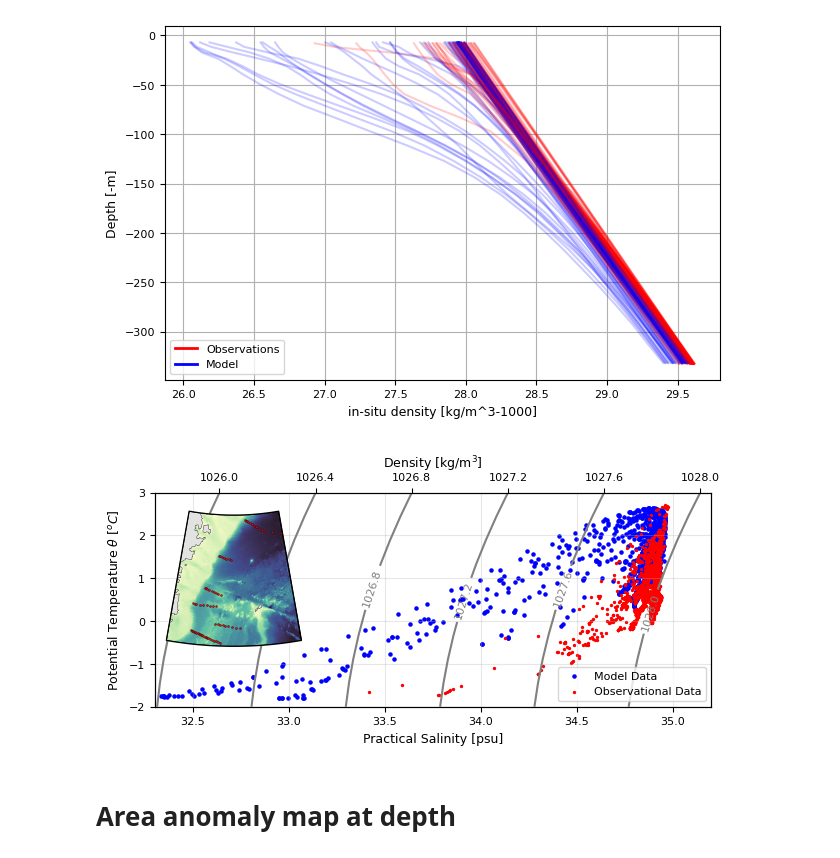
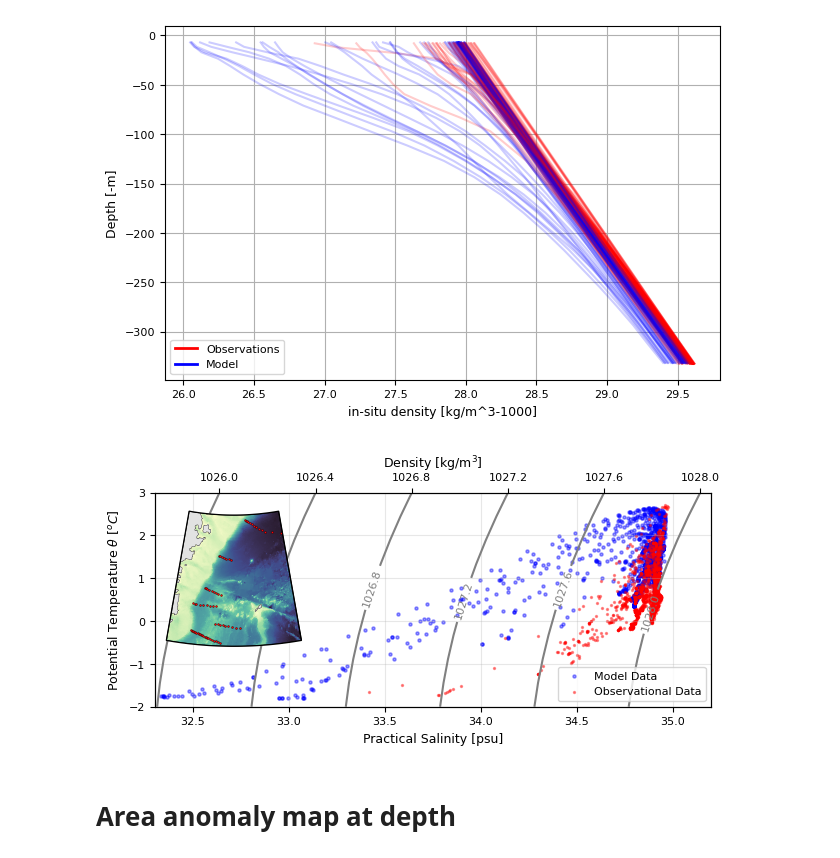
Before and after one commit to EirikKvamme/MScEirik, a Jupyter notebook: Observations/Observations_v2.ipynb, the cells around one changed output. Saved outputs shown, nothing was run; the diff lists cells and outputs as text; code cells hidden in the pictures.

```diff
--- a/Observations/Observations_v2.ipynb
+++ b/Observations/Observations_v2.ipynb
@@ -483,11 +483,11 @@ for x in S_lin:
 fig, ax = plt.subplots(figsize=(6.2217, 3),layout='constrained')
 for data in sec_mod:
     for subdata in data:
-        ax.scatter(subdata.S,subdata.Temp,s=5,color='blue',label='Model Data')
+        ax.scatter(subdata.S,subdata.Temp,s=5,color='blue', alpha=0.4,label='Model Data')
 
 for data in sec_obs:
     for subdata in data:
-        ax.scatter(subdata.S,subdata.PT,s=2,color='red',label='Observational Data')
+        ax.scatter(subdata.S,subdata.PT,s=2,color='red', alpha=0.4,label='Observational Data')
 
 cntr = ax.contour(S_lin,T_lin,np.array(sigma).transpose(),colors='grey')
 ax.clabel(cntr,fmt="%2.1f",use_clabeltext=True, fontsize=8)
@@ -530,34 +530,34 @@ extent = [-22.5+12.5, -2.5+12.5, 69, 76]
 num_points = 100
 bottom_lons = np.linspace(extent[0], extent[1], num_points)
 top_lons = np.linspace(extent[1], extent[0], num_points)
 bottom_lats = np.full_like(bottom_lons, extent[2])
 top_lats = np.full_like(top_lons, extent[3])
 
 # Combine the vertices
 verts = np.vstack([
     np.column_stack([bottom_lons, bottom_lats]),
     np.column_stack([top_lons, top_lats])
 ])
 
 # Transform the vertices to the NorthPolarStereo projection
 proj = ccrs.NorthPolarStereo()
 verts_proj = proj.transform_points(ccrs.PlateCarree(), verts[:, 0], verts[:, 1])
 verts_proj = verts_proj[:, :2]  # Only keep x and y coordinates
 
 # Create the path
 codes = [Path.MOVETO] + [Path.LINETO] * (len(verts_proj) - 1) + [Path.CLOSEPOLY]
 path = Path(np.vstack([verts_proj, verts_proj[0]]), codes)
 patch = PathPatch(path, transform=inset_ax.transData, edgecolor='black', facecolor='none')
 inset_ax.add_patch(patch)
 
 # Set the boundary using the transformed path
 inset_ax.set_boundary(patch.get_path(), transform=inset_ax.transData)
 
 fig.savefig('/nird/home/ekv036/MSc/Fig/TS_plot',dpi=300, facecolor='w', edgecolor='w',
           orientation='landscape', format=None,
           transparent=False, bbox_inches=None,pad_inches=0.25)
 # %% [output]
-[figure, old version]
+[figure, new version]
 # %% [markdown]
 # Area anomaly map at depth
 # %%
```
Also changed, not shown: 1 other file.
